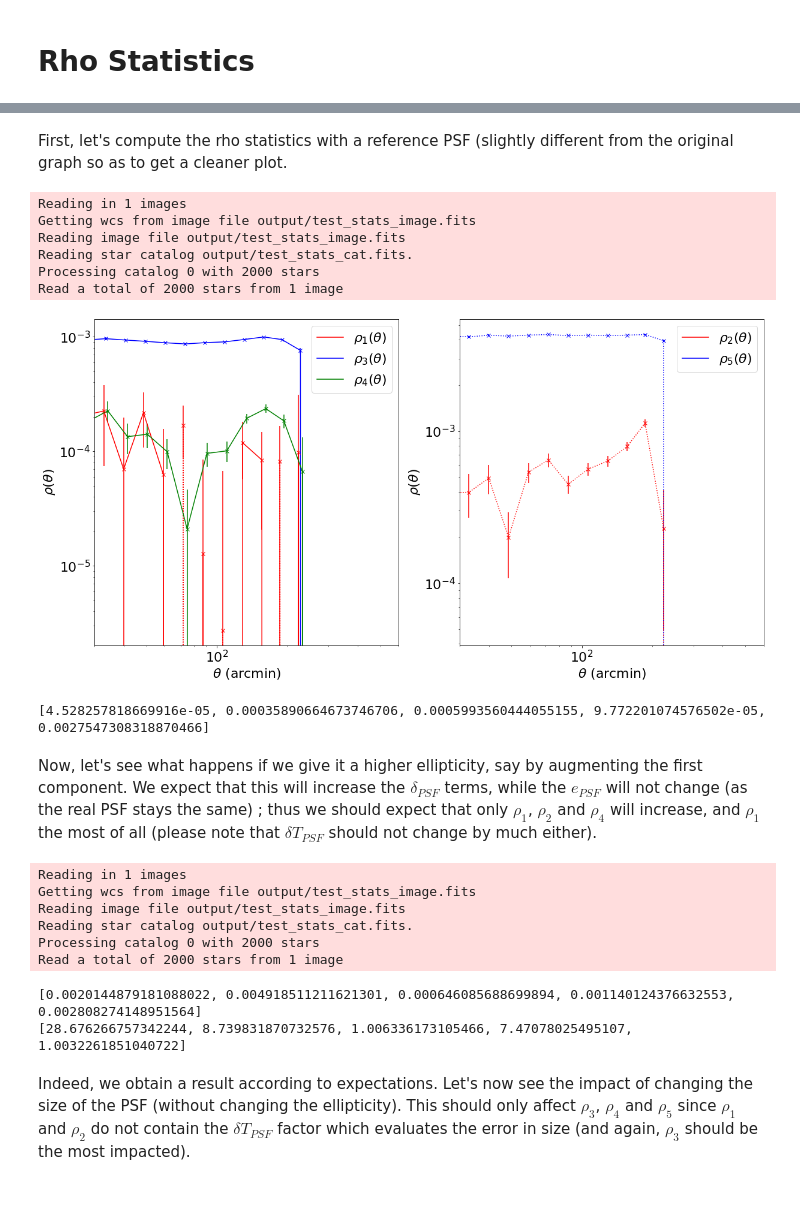
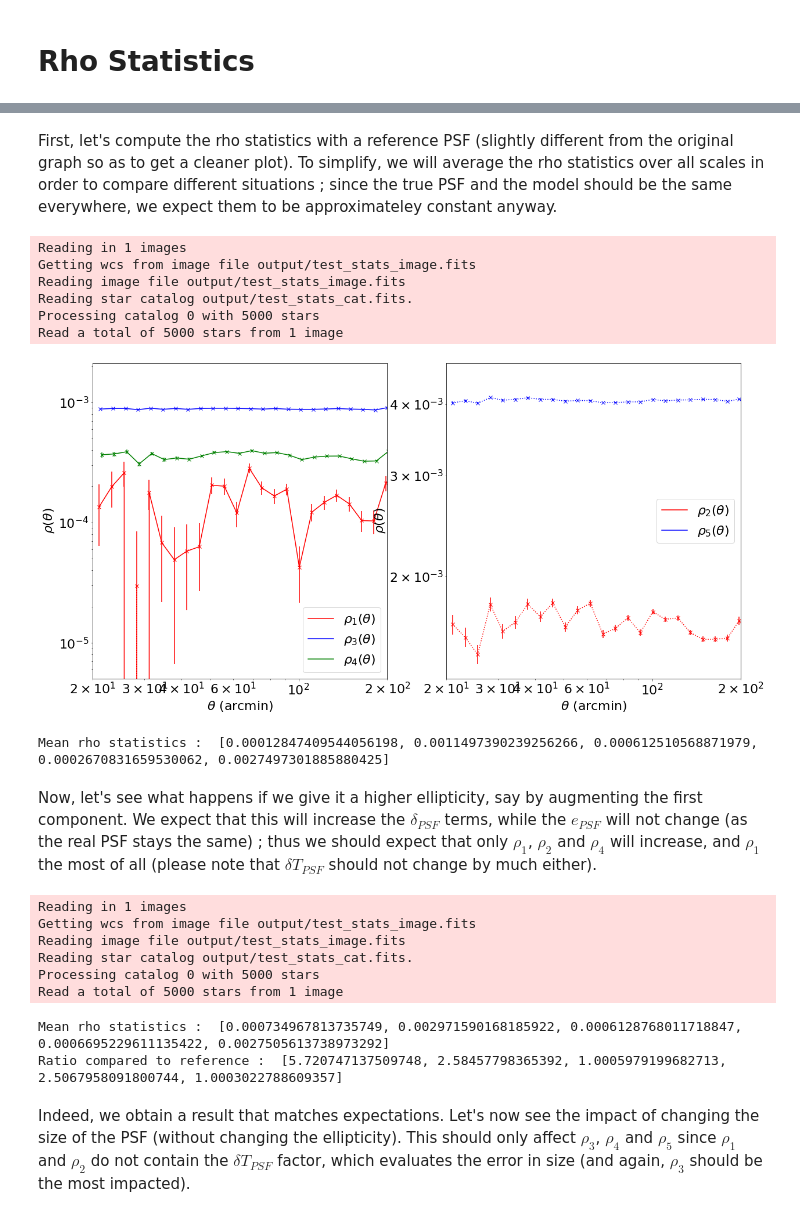
Before and after one commit to CosmoStat/Shear-and-PSF-Reading-Group, a Jupyter notebook: shearbook/psf/rho-statistics.ipynb, the cells around one changed output, grey strips where cells are left out. Drawn from its saved outputs; the diff is of its cells as text; code cells hidden in the pictures.

Commit message:
Updated rho stats page according to comments

```diff
--- a/shearbook/psf/rho-statistics.ipynb
+++ b/shearbook/psf/rho-statistics.ipynb
@@ -167,12 +174,11 @@ config = {
         'stamp_size' : 48
     }
 }
-#piff.piffify(config, logger)
 
 # Test rho statistics directly.
 min_sep = 20
 max_sep = 1000
-bin_size = 0.2
+bin_size = 0.1
 # %%
 def plot_single(ax, rho, color, marker, offset=0., num=1):
         # Add a single rho stat to the plot.
@@ -184,7 +190,6 @@ def plot_single(ax, rho, color, marker, offset=0., num=1):
         ax.errorbar(meanr[xip>0], xip[xip>0], yerr=sig[xip>0], color=color, ls='', marker=marker)
         ax.errorbar(meanr[xip<0], -xip[xip<0], yerr=sig[xip<0], color=color, ls='', marker=marker,
                     fillstyle='none', mfc='white')
-        #return ax.errorbar(-meanr, xip, yerr=sig, color=color, marker=marker)
 
 def compute_rho_stats_mean(sigma,g1,g2,du,dv,flux,plot=False):
     galsim_psf = galsim.Gaussian(sigma=sigma).shear(g1=g1, g2=g2).shift(du,dv) * flux
@@ -201,12 +206,12 @@ def compute_rho_stats_mean(sigma,g1,g2,du,dv,flux,plot=False):
         fig, (ax1,ax2) = plt.subplots(1,2,figsize=(20,10))
         ax1.set_xlabel(r'$\theta$ (arcmin)')
         ax1.set_ylabel(r'$\rho(\theta)$')
-        ax1.set_xlim(30,600)
+        ax1.set_xlim(20,200)
         ax1.set_xscale('log')
         ax1.set_yscale('log', nonposy='clip')
         ax2.set_xlabel(r'$\theta$ (arcmin)')
         ax2.set_ylabel(r'$\rho(\theta)$')
-        ax2.set_xlim(30,600)
+        ax2.set_xlim(20,200)
         ax2.set_xscale('log')
         ax2.set_yscale('log', nonposy='clip')
         plot_single(ax1,rhos[0],"red","x",num=1)
@@ -220,48 +225,48 @@ def compute_rho_stats_mean(sigma,g1,g2,du,dv,flux,plot=False):
 
     return [np.abs(np.mean(rho.xip)) for rho in rhos]
 # %% [markdown]
-First, let's compute the rho statistics with a reference PSF (slightly different from the original graph so as to get a cleaner plot.
+First, let's compute the rho statistics with a reference PSF (slightly different from the original graph so as to get a cleaner plot). To simplify, we will average the rho statistics over all scales in order to compare different situations ; since the true PSF and the model should be the same everywhere, we expect them to be approximateley constant anyway.
 # %%
 sigma = 0.16
 g1 = 0.15
-g2 = -0
+g2 = 0
 du = 0.  # in arcsec
 dv = 0.
 flux = 123.45
 ref_rho_stats = compute_rho_stats_mean(sigma,g1,g2,du,dv,flux,plot=True)
-print(ref_rho_stats)
+print("Mean rho statistics : ",ref_rho_stats)
 # %% [output]
 Reading in 1 images
 Getting wcs from image file output/test_stats_image.fits
 Reading image file output/test_stats_image.fits
 Reading star catalog output/test_stats_cat.fits.
-Processing catalog 0 with 2000 stars
-Read a total of 2000 stars from 1 image
+Processing catalog 0 with 5000 stars
+Read a total of 5000 stars from 1 image
-[figure, old version]
+[figure, new version]
-[4.528257818669916e-05, 0.00035890664673746706, 0.0005993560444055155, 9.772201074576502e-05, 0.0027547308318870466]
+Mean rho statistics :  [0.00012847409544056198, 0.0011497390239256266, 0.000612510568871979, 0.0002670831659530062, 0.0027497301885880425]
 # %% [markdown]
 Now, let's see what happens if we give it a higher ellipticity, say by augmenting the first component. We expect that this will increase the $\delta_{PSF}$ terms, while the $e_{PSF}$ will not change (as the real PSF stays the same) ; thus we should expect that only $\rho_1$, $\rho_2$ and $\rho_4$ will increase, and $\rho_1$ the most of all  (please note that $\delta T_{PSF}$ should not change by much either).
 # %%
 sigma = 0.16
-g1 = 0.2
-g2 = -0
+g1 = 0.17
+g2 = 0
 du = 0.  # in arcsec
 dv = 0.
 flux = 123.45
 high_ellipticity_rho_stats = compute_rho_stats_mean(sigma,g1,g2,du,dv,flux,plot=False)
-print(high_ellipticity_rho_stats)
-print([high_ellipticity_rho_stats[i]/ref_rho_stats[i] for i in range(5)])
+print("Mean rho statistics : ",high_ellipticity_rho_stats)
+print("Ratio compared to reference : ",[high_ellipticity_rho_stats[i]/ref_rho_stats[i] for i in range(5)])
 # %% [output]
 Reading in 1 images
 Getting wcs from image file output/test_stats_image.fits
 Reading image file output/test_stats_image.fits
 Reading star catalog output/test_stats_cat.fits.
-Processing catalog 0 with 2000 stars
-Read a total of 2000 stars from 1 image
+Processing catalog 0 with 5000 stars
+Read a total of 5000 stars from 1 image
-[0.0020144879181088022, 0.004918511211621301, 0.000646085688699894, 0.001140124376632553, 0.002808274148951564]
-[28.676266757342244, 8.739831870732576, 1.006336173105466, 7.47078025495107, 1.0032261851040722]
+Mean rho statistics :  [0.000734967813735749, 0.002971590168185922, 0.0006128768011718847, 0.0006695229611135422, 0.0027505613738973292]
+Ratio compared to reference :  [5.720747137509748, 2.58457798365392, 1.0005979199682713, 2.5067958091800744, 1.0003022788609357]
 # %% [markdown]
-Indeed, we obtain a result according to expectations. Let's now see the impact of changing the size of the PSF (without changing the ellipticity). This should only affect $\rho_3$, $\rho_4$ and $\rho_5$ since $\rho_1$ and $\rho_2$ do not contain the $\delta T_{PSF}$ factor which evaluates the error in size (and again, $\rho_3$ should be the most impacted).
+Indeed, we obtain a result that matches expectations. Let's now see the impact of changing the size of the PSF (without changing the ellipticity). This should only affect $\rho_3$, $\rho_4$ and $\rho_5$ since $\rho_1$ and $\rho_2$ do not contain the $\delta T_{PSF}$ factor, which evaluates the error in size (and again, $\rho_3$ should be the most impacted).
 # %%
 sigma = 0.19
 g1 = 0.15
```
Also changed, not shown: parts of 11 cells of this notebook, 1 other file.
